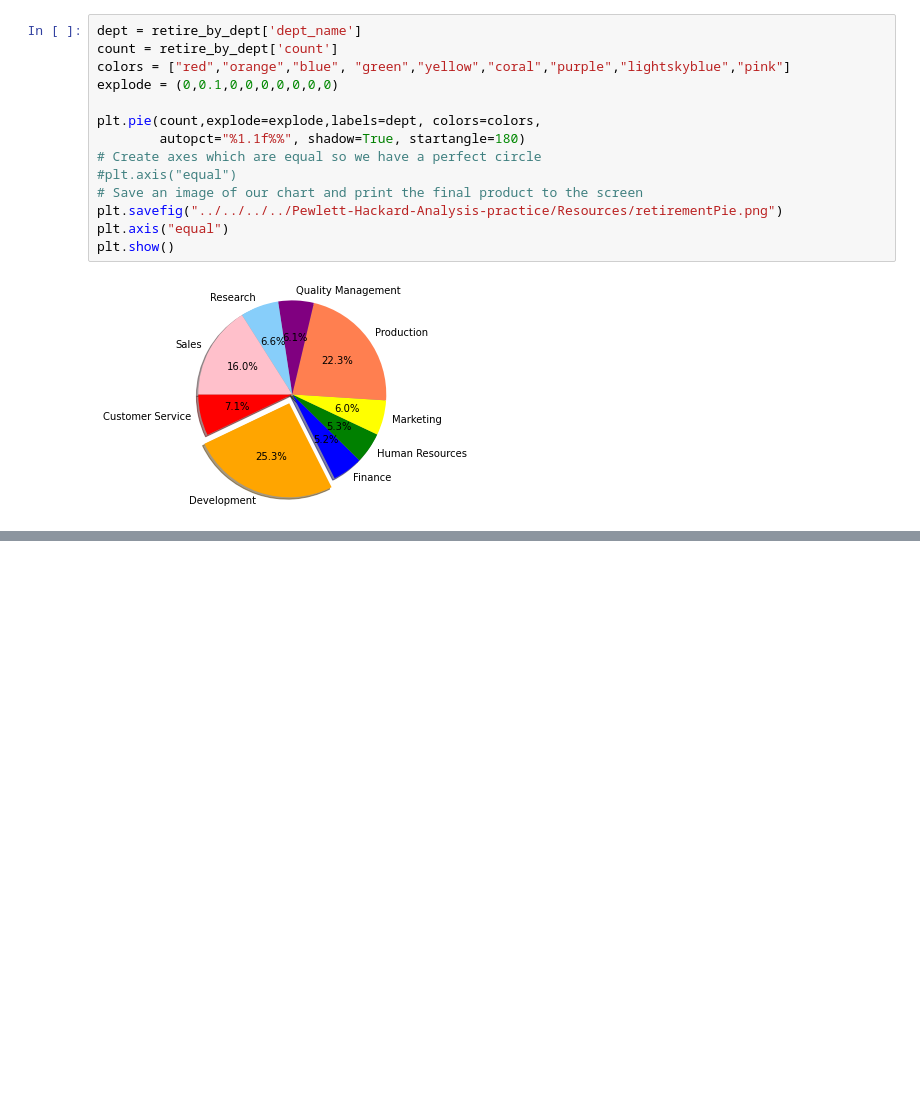
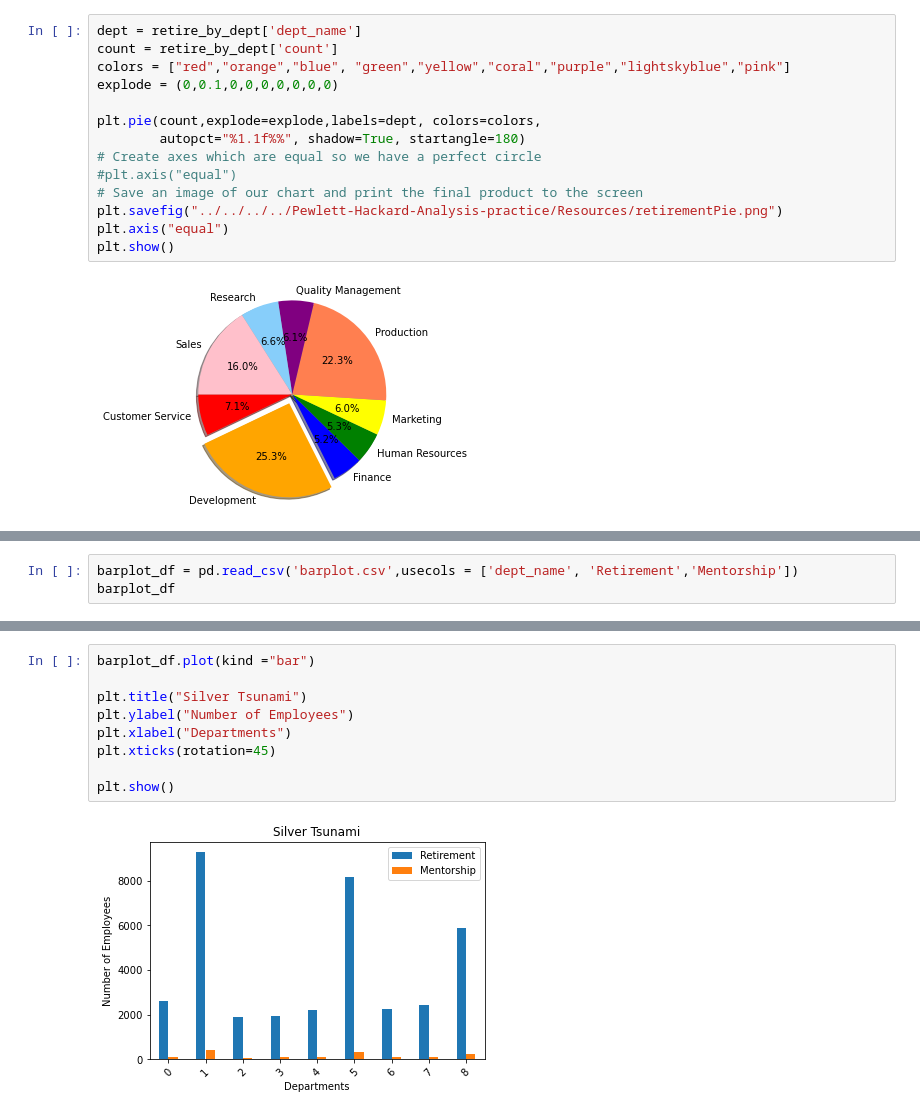
Before and after one commit to Cthompsonlbi/Pewlett-Hackard-Analysis-practice, a Jupyter notebook: Analysis Projects Folder/Pewlett-Hackard-Analysis Folder/data/PHVisuals.ipynb, the cells around one changed output, grey strips where cells are left out. Cells and saved outputs as stored; diff of their text form; blank space fills up the shorter version.

```diff
--- a/Analysis Projects Folder/Pewlett-Hackard-Analysis Folder/data/PHVisuals.ipynb
+++ b/Analysis Projects Folder/Pewlett-Hackard-Analysis Folder/data/PHVisuals.ipynb
@@ -56,0 +86,3 @@ TypeError: list indices must be integers or slices, not str
+# %%
+barplot_df = pd.read_csv('barplot.csv',usecols = ['dept_name', 'Retirement','Mentorship'])
+barplot_df
@@ -56,0 +110,11 @@ TypeError: list indices must be integers or slices, not str
+# %%
+barplot_df.plot(kind ="bar")
+
+plt.title("Silver Tsunami")
+plt.ylabel("Number of Employees")
+plt.xlabel("Departments")
+plt.xticks(rotation=45)
+
+plt.show()
+# %% [output]
+[figure, added]
```
Also changed, not shown: parts of 15 cells of this notebook, 5 other files.
